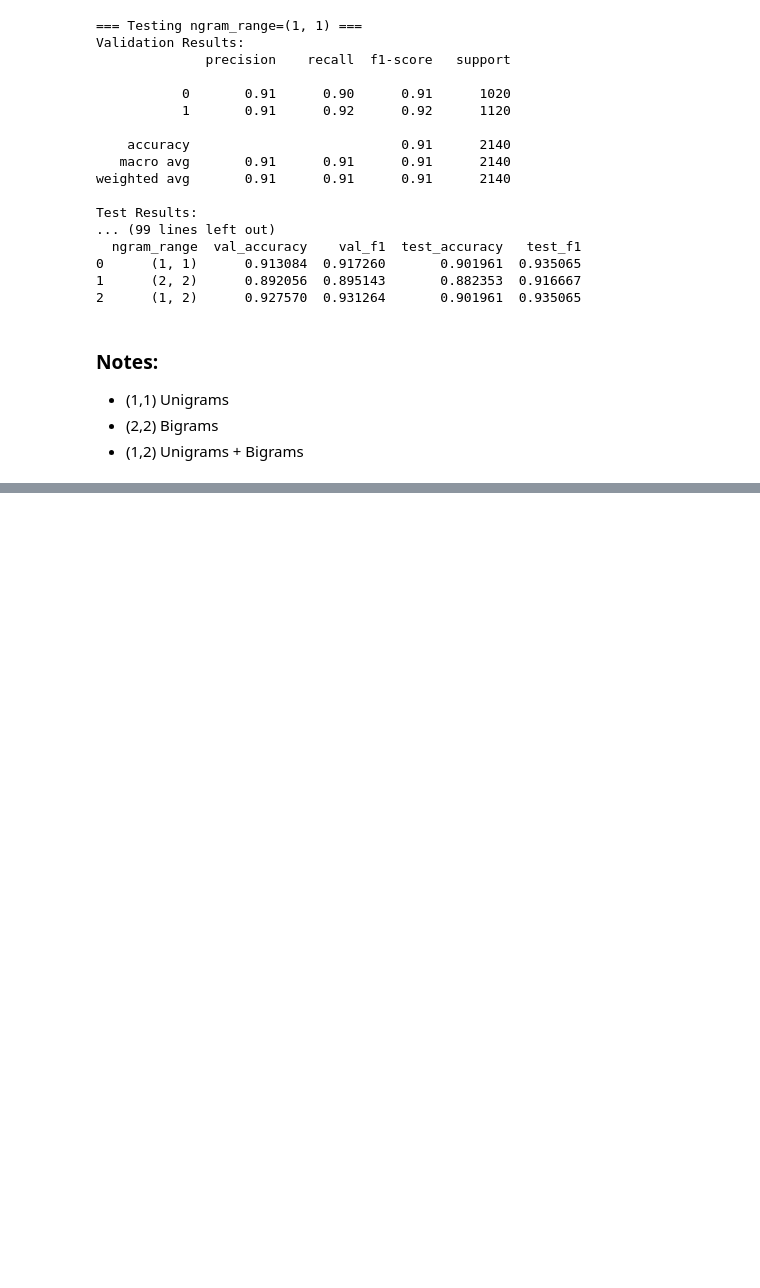
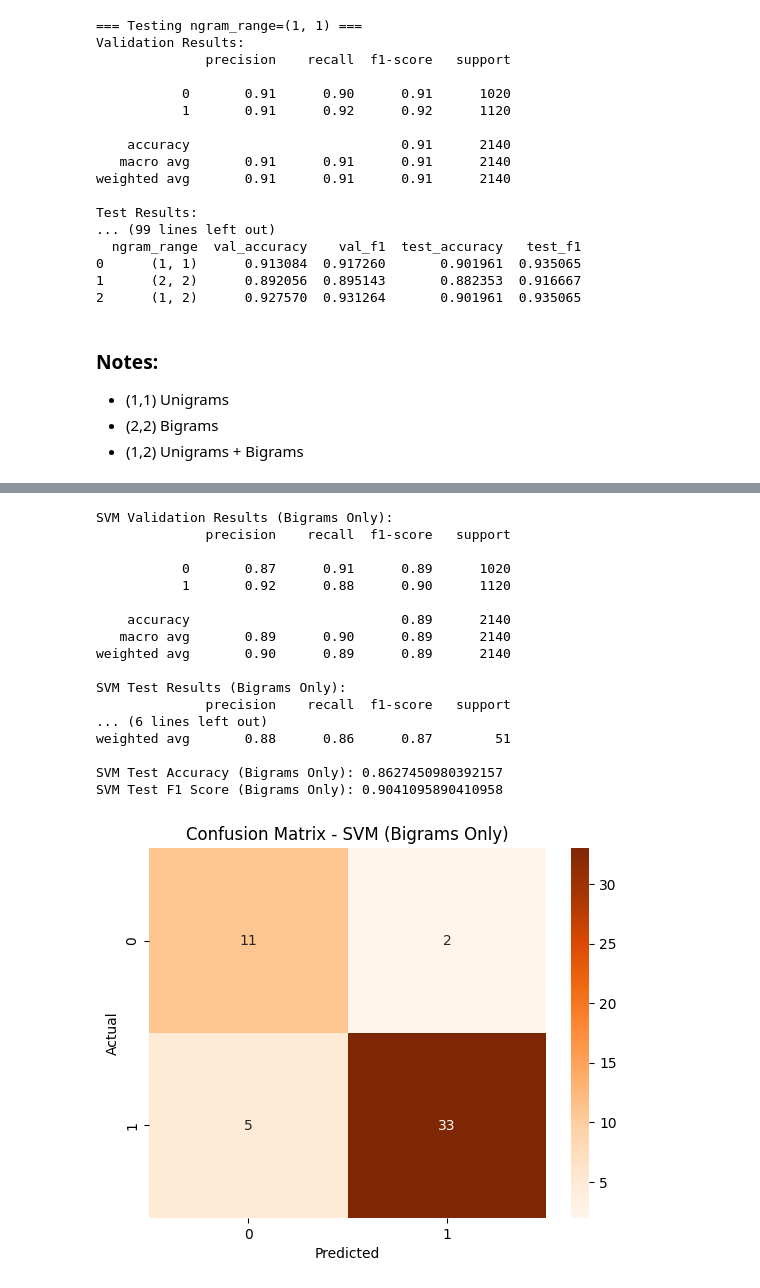
Before and after one commit to Buffyxo/Misinformation-Detector, a Jupyter notebook: Assignment2_main.ipynb, the cells around one changed output, grey strips where cells are left out. Saved outputs shown, nothing was run; the diff lists cells and outputs as text; code cells hidden in the pictures; blank space fills up the shorter version.

```diff
--- a/Assignment2_main.ipynb
+++ b/Assignment2_main.ipynb
@@ -768,0 +886,60 @@ Test Results:
+# %%
+# create bigram-only TF-IDF vectors
+bigram_vectorizer = TfidfVectorizer(
+    ngram_range=(2, 2),   # Only bigrams
+    max_features=5000,
+    min_df=5,
+    max_df=0.9
+)
+
+# fit on training data and transform
+X_train_bigrams = bigram_vectorizer.fit_transform(train_df['clean_text'])
+X_val_bigrams = bigram_vectorizer.transform(val_df['clean_text'])
+X_test_bigrams = bigram_vectorizer.transform(test_df['clean_text'])
+
+# train SVM on bigrams only
+svm_bigram_model = LinearSVC(random_state=42)
+svm_bigram_model.fit(X_train_bigrams, y_train)
+
+# validate bigram-only SVM
+y_val_pred_bigram = svm_bigram_model.predict(X_val_bigrams)
+print("SVM Validation Results (Bigrams Only):")
+print(classification_report(y_val, y_val_pred_bigram))
+
+# test bigram-only SVM
+y_test_pred_bigram = svm_bigram_model.predict(X_test_bigrams)
+print("SVM Test Results (Bigrams Only):")
+print(classification_report(y_test, y_test_pred_bigram))
+
+# additional metrics
+svm_bigram_accuracy = accuracy_score(y_test, y_test_pred_bigram)
+svm_bigram_f1 = f1_score(y_test, y_test_pred_bigram)
+print("SVM Test Accuracy (Bigrams Only):", svm_bigram_accuracy)
+print("SVM Test F1 Score (Bigrams Only):", svm_bigram_f1)
+
+# confusion matrix for bigram SVM
+cm_bigram = confusion_matrix(y_test, y_test_pred_bigram)
+sns.heatmap(cm_bigram, annot=True, fmt="d", cmap="Oranges")
+plt.xlabel("Predicted")
+plt.ylabel("Actual")
+plt.title("Confusion Matrix - SVM (Bigrams Only)")
+plt.show()
+# %% [output]
+SVM Validation Results (Bigrams Only):
+              precision    recall  f1-score   support
+
+           0       0.87      0.91      0.89      1020
+           1       0.92      0.88      0.90      1120
+
+    accuracy                           0.89      2140
+   macro avg       0.89      0.90      0.89      2140
+weighted avg       0.90      0.89      0.89      2140
+
+SVM Test Results (Bigrams Only):
+              precision    recall  f1-score   support
+... (6 lines left out)
+weighted avg       0.88      0.86      0.87        51
+
+SVM Test Accuracy (Bigrams Only): 0.8627450980392157
+SVM Test F1 Score (Bigrams Only): 0.9041095890410958
+[figure, added]
```
Also changed, not shown: parts of 11 cells of this notebook, 3 other files.
